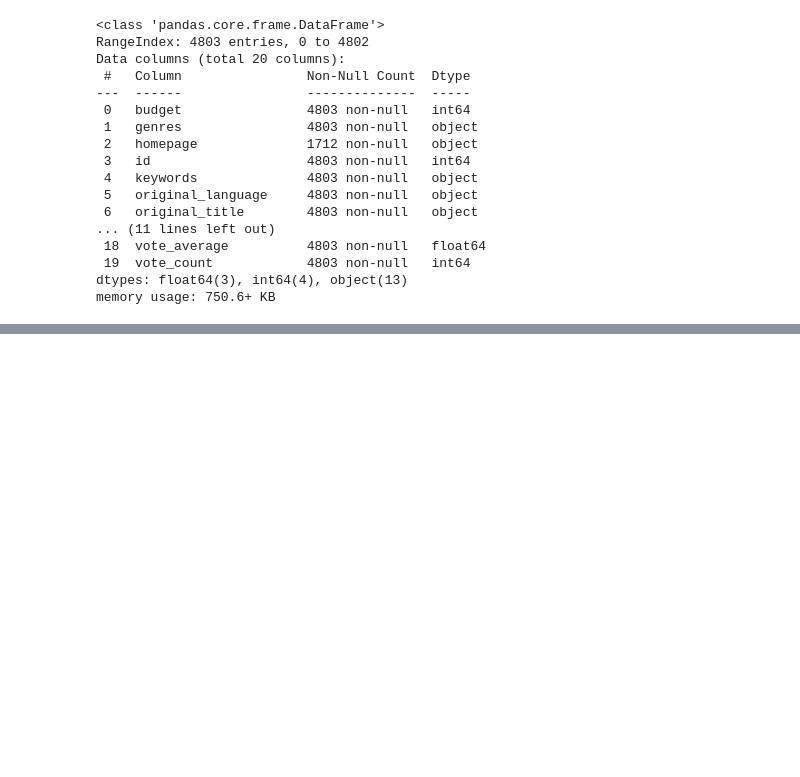
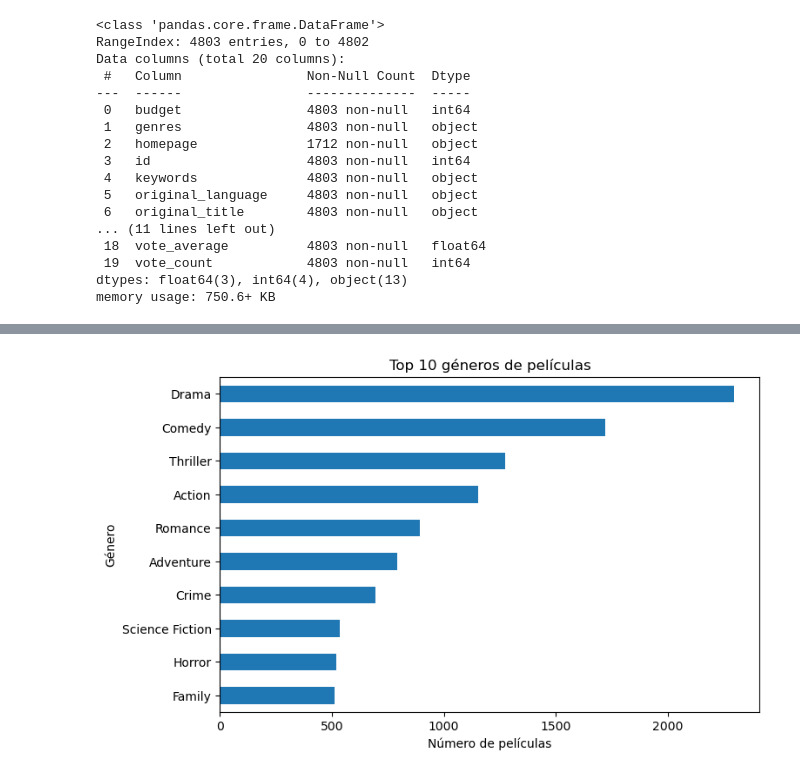
Before and after one commit to carmenlnr/data-wrangling-project-films, a Jupyter notebook: Notebook.ipynb, the cells around one changed output, grey strips where cells are left out. Cells and saved outputs as stored; diff of their text form; code cells hidden in the pictures; blank space fills up the shorter version.

```diff
--- a/Notebook.ipynb
+++ b/Notebook.ipynb
@@ -49,7 +41,0 @@ Columnas importantes:
-# %%
-# Limpieza inicial
-df = df.drop(columns=["homepage", "tagline"])
-df = df.dropna(subset=["release_date", "runtime"])
-df = df.drop_duplicates()
-
-df.info()
@@ -91,2 +41,0 @@ def extract_genres(x):
-# %%
-df["genres"] = df["genres"].apply(extract_genres)
@@ -373,0 +42,5 @@ df_final.head()
+# %%
+# 2. Limpieza inicial dataset TMDB
+df = df.drop(columns=["homepage", "tagline"], errors="ignore")
+df = df.drop_duplicates()
+df = df.dropna(subset=["overview","release_date", "runtime"])
@@ -373,0 +51,11 @@ df_final.head()
+# %%
+# 3. Limpieza de géneros
+df["genres"] = df["genres"].apply(clean_genres)
+
+df_genres = df.explode("genres") # para separar listas en filas
+
+df_genres = df_genres.dropna(subset=["genres"])
+
+df_genres = df_genres.reset_index(drop=True)
+
+df_genres.head()
@@ -373,0 +102,11 @@ df_final.head()
+# %%
+df_genres["genres"].value_counts().head(10).sort_values().plot(
+    kind="barh",
+    figsize=(8,5),
+    title="Top 10 géneros de películas"
+)
+plt.xlabel("Número de películas")
+plt.ylabel("Género")
+plt.show()
+# %% [output]
+[figure, added]
```
Also changed, not shown: parts of 59 cells of this notebook, 3 other files.
